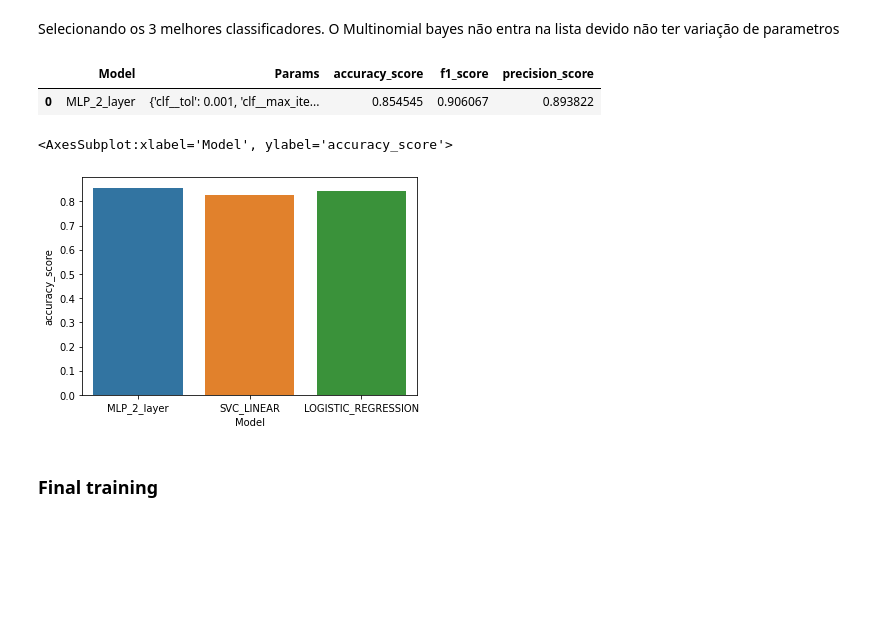
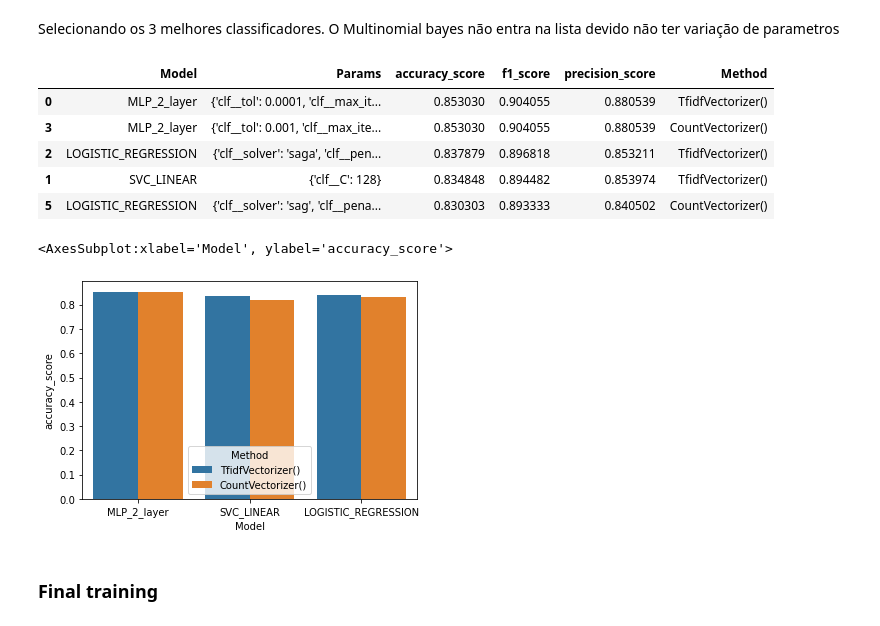
Before and after one commit to GeovaneBarros/Mentoria_Avaliacao, a Jupyter notebook: analise.ipynb, the cells around one changed output. Drawn from its saved outputs; the diff is of its cells as text; code cells hidden in the pictures; blank space fills up the shorter version.

```diff
--- a/analise.ipynb
+++ b/analise.ipynb
@@ -3,7 +3,6 @@ import pandas as pd
 import numpy as np
 import seaborn as sb
 import matplotlib.pyplot as plt
-plt.rcParams['axes.facecolor'] = 'white'
 # %% [markdown]
 ### Leitura do dataframe
 # %%
@@ -130,8 +128,8 @@ Selecionando os 3 melhores classificadores. O Multinomial bayes não entra na li
 # %%
 models = {
     Models.MLP_2_layer.name: Models.MLP_2_layer.value,
-    #Models.SVC_LINEAR.name: Models.SVC_LINEAR.value,
-    #Models.LOGISTIC_REGRESSION.name: Models.LOGISTIC_REGRESSION.value,
+    Models.SVC_LINEAR.name: Models.SVC_LINEAR.value,
+    Models.LOGISTIC_REGRESSION.name: Models.LOGISTIC_REGRESSION.value,
 }
 # %%
 C = [2 ** i for i in range(-5, 16,2)]
@@ -157,17 +155,25 @@ params = {
 # %%
 X_train, X_test = preprocessed_data[1][1], preprocessed_data[1][2]
 # %%
-dataframe = full_training(X_train, y_train, X_test, y_test, models, params, METRICS ,TfidfVectorizer(), n_iter=10)
+dataframe = pd.DataFrame({})
+for method in METHODS:
+    aux = full_training(X_train, y_train, X_test, y_test, models, params, METRICS , method, n_iter=10)
+    aux['Method'] = method
+    dataframe = pd.concat([dataframe, aux], ignore_index=True)
 # %%
 dataframe.sort_values(by=['accuracy_score'], ascending=[False]).head()
 # %% [output]
-|  | Model | Params | accuracy_score | f1_score | precision_score |
-| 0 | MLP_2_layer | {'clf__tol': 0.001, 'clf__max_ite... | 0.854545 | 0.906067 | 0.893822 |
+|  | Model | Params | accuracy_score | f1_score | precision_score | Method |
+| 0 | MLP_2_layer | {'clf__tol': 0.0001, 'clf__max_it... | 0.853030 | 0.904055 | 0.880539 | TfidfVectorizer() |
+| 3 | MLP_2_layer | {'clf__tol': 0.001, 'clf__max_ite... | 0.853030 | 0.904055 | 0.880539 | CountVectorizer() |
+| 2 | LOGISTIC_REGRESSION | {'clf__solver': 'saga', 'clf__pen... | 0.837879 | 0.896818 | 0.853211 | TfidfVectorizer() |
+| 1 | SVC_LINEAR | {'clf__C': 128} | 0.834848 | 0.894482 | 0.853974 | TfidfVectorizer() |
+| 5 | LOGISTIC_REGRESSION | {'clf__solver': 'sag', 'clf__pena... | 0.830303 | 0.893333 | 0.840502 | CountVectorizer() |
 # %%
-sb.barplot(y='accuracy_score', x = 'Model', data=dataframe)
+sb.barplot(y='accuracy_score', x = 'Model', hue='Method', data=dataframe)
 # %% [output]
 <AxesSubplot:xlabel='Model', ylabel='accuracy_score'>
-[figure, old version]
+[figure, new version]
 # %% [markdown]
 ### Final training
 # %%
```
Also changed, not shown: parts of 11 cells of this notebook, 8 other files.
